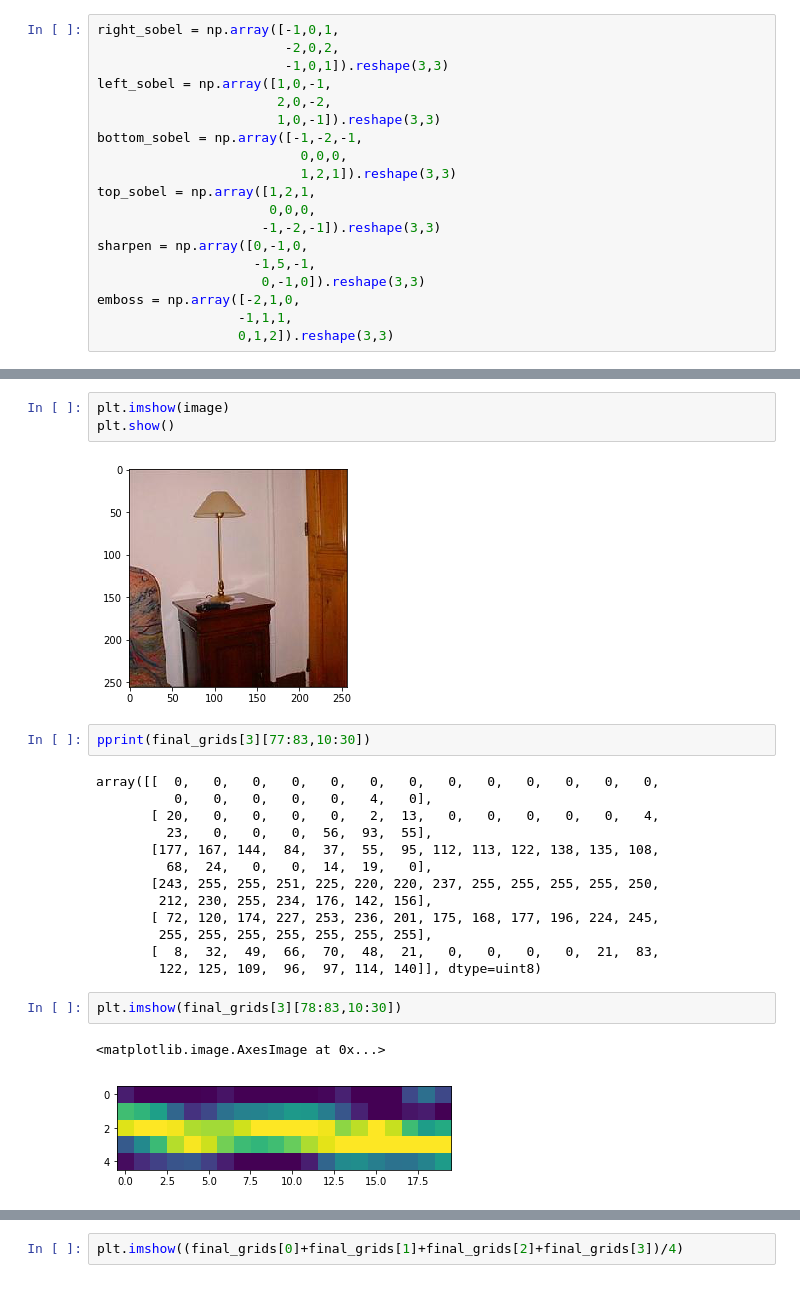
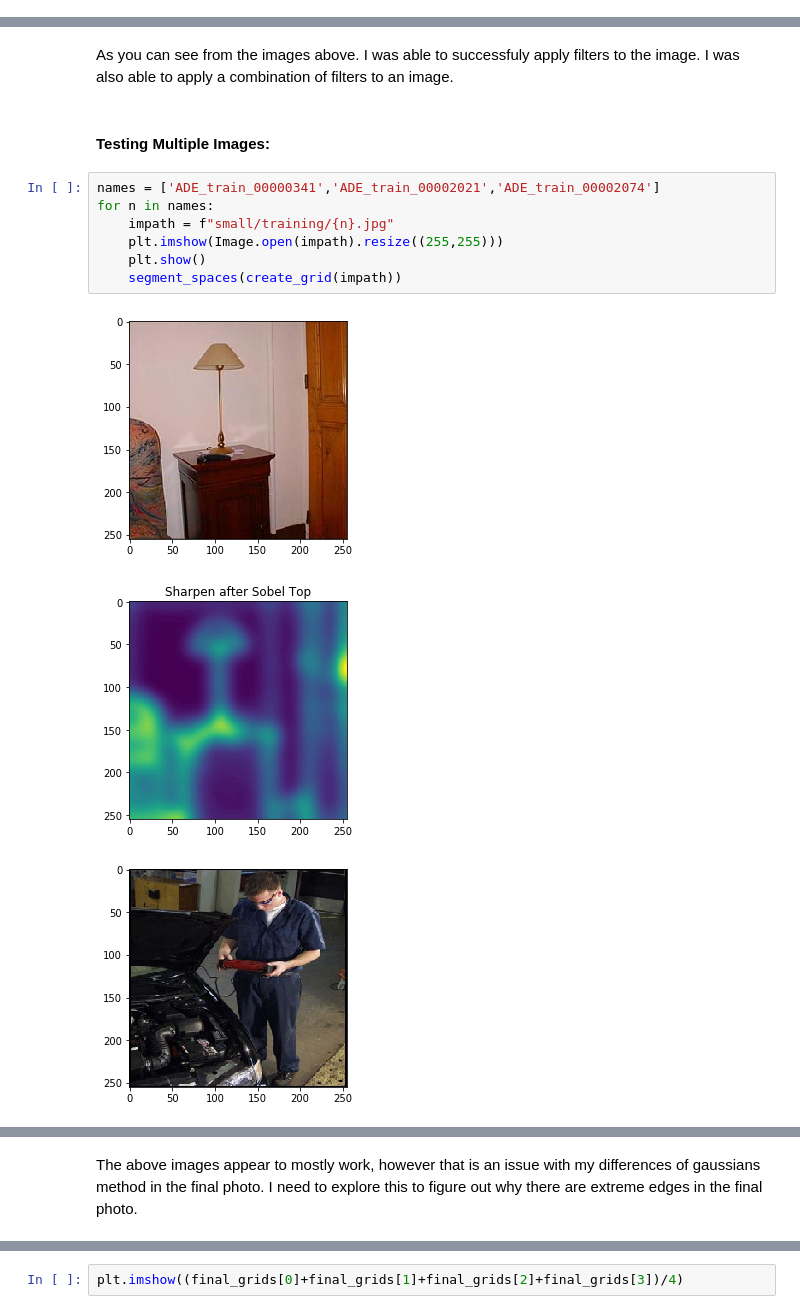
Before and after one commit to kimrharper/image_segmentation, a Jupyter notebook: edge_detector.ipynb, the cells around one changed output, grey strips where cells are left out. Saved outputs shown, nothing was run; the diff lists cells and outputs as text.

Commit message:
changed edge file for export

```diff
--- a/edge_detector.ipynb
+++ b/edge_detector.ipynb
@@ -56,19 +60,0 @@ face = np.array([grid[r][c+1],grid[r][c+2],grid[r][c+2],
-# %%
-right_sobel = np.array([-1,0,1,
-                        -2,0,2,
-                        -1,0,1]).reshape(3,3)
-left_sobel = np.array([1,0,-1,
-                       2,0,-2,
-                       1,0,-1]).reshape(3,3)
-bottom_sobel = np.array([-1,-2,-1,
-                          0,0,0,
-                          1,2,1]).reshape(3,3)
-top_sobel = np.array([1,2,1,
-                      0,0,0,
-                     -1,-2,-1]).reshape(3,3)
-sharpen = np.array([0,-1,0,
-                    -1,5,-1,
-                     0,-1,0]).reshape(3,3)
-emboss = np.array([-2,1,0,
-                  -1,1,1,
-                  0,1,2]).reshape(3,3)
@@ -130,28 +200,18 @@ show_image(kernel_two,'Emboss after Sobel Top')
 ---
 [figure]
 [figure]
-# %%
-plt.imshow(image)
-plt.show()
-# %% [output]
-[figure, removed]
-# %%
-pprint(final_grids[3][77:83,10:30])
-# %% [output]
-array([[  0,   0,   0,   0,   0,   0,   0,   0,   0,   0,   0,   0,   0,
-          0,   0,   0,   0,   0,   4,   0],
-       [ 20,   0,   0,   0,   0,   2,  13,   0,   0,   0,   0,   0,   4,
-         23,   0,   0,   0,  56,  93,  55],
-       [177, 167, 144,  84,  37,  55,  95, 112, 113, 122, 138, 135, 108,
-         68,  24,   0,   0,  14,  19,   0],
-       [243, 255, 255, 251, 225, 220, 220, 237, 255, 255, 255, 255, 250,
-        212, 230, 255, 234, 176, 142, 156],
-       [ 72, 120, 174, 227, 253, 236, 201, 175, 168, 177, 196, 224, 245,
-        255, 255, 255, 255, 255, 255, 255],
-       [  8,  32,  49,  66,  70,  48,  21,   0,   0,   0,   0,  21,  83,
-        122, 125, 109,  96,  97, 114, 140]], dtype=uint8)
-# %%
-plt.imshow(final_grids[3][78:83,10:30])
-# %% [output]
-<matplotlib.image.AxesImage at 0x...>
-[figure, removed]
+# %% [markdown]
+As you can see from the images above. I was able to successfuly apply filters to the image. I was also able to apply a combination of filters to an image.
+# %% [markdown]
+#### Testing Multiple Images:
+# %%
+names = ['ADE_train_00000341','ADE_train_00002021','ADE_train_00002074']
+for n in names:
+    impath = f"small/training/{n}.jpg"
+    plt.imshow(Image.open(impath).resize((255,255)))
+    plt.show()
+    segment_spaces(create_grid(impath))
+# %% [output]
+[figure, added]
+[figure, added]
+[figure, added]
@@ -157,0 +221,2 @@ plt.imshow(final_grids[3][78:83,10:30])
+# %% [markdown]
+The above images appear to mostly work, however that is an issue with my differences of gaussians method in the final photo. I need to explore this to figure out why there are extreme edges in the final photo.
```
Also changed, not shown: parts of 30 cells of this notebook, 2 other files.
